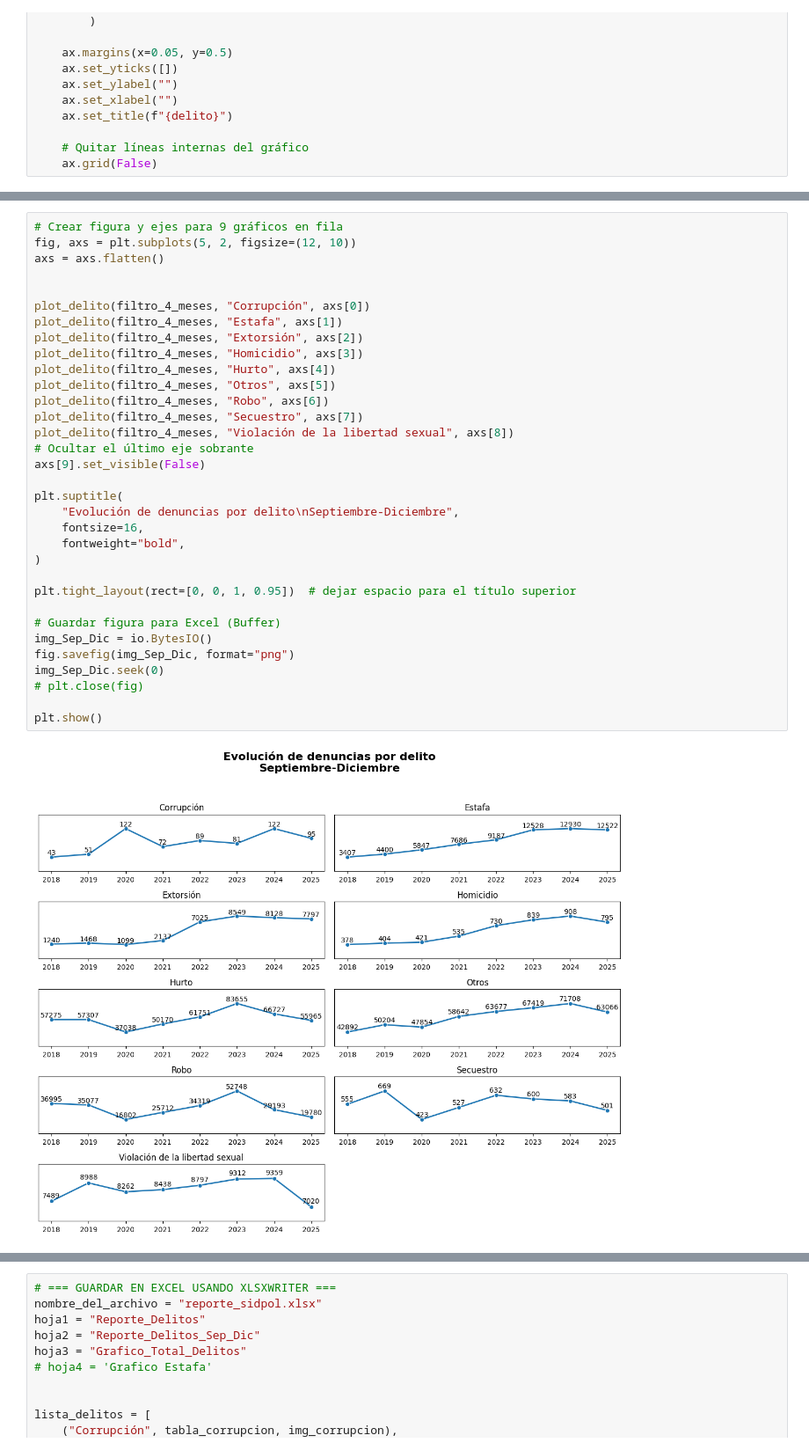
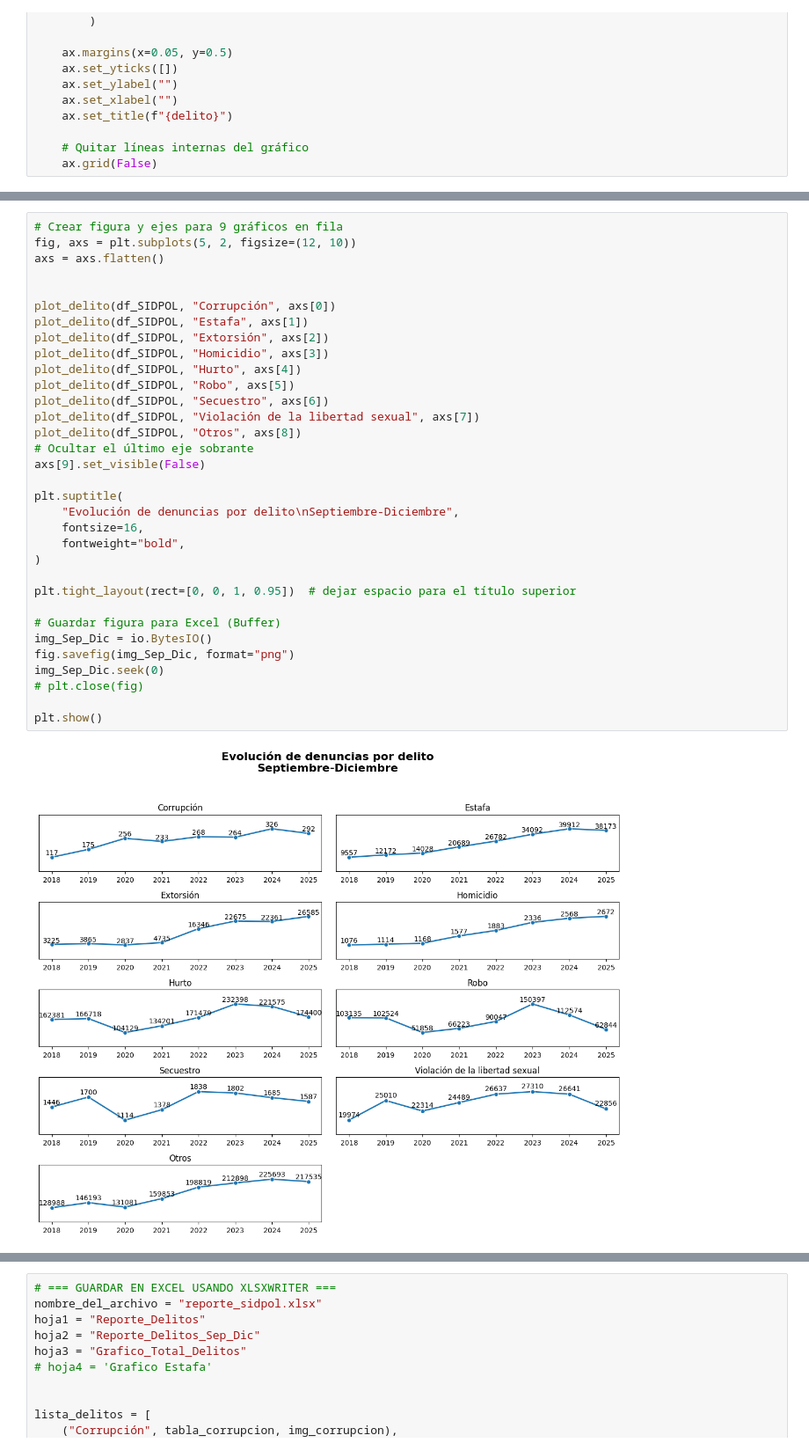
Before and after one commit to johangv88/PythonProyect, a Jupyter notebook: Base de datos SIDPOL/Denuncia_SIDPOL.ipynb, the cells around one changed output, grey strips where cells are left out. Shown at 88% size. Drawn from its saved outputs; the diff is of its cells as text.

```diff
--- a/Base de datos SIDPOL/Denuncia_SIDPOL.ipynb
+++ b/Base de datos SIDPOL/Denuncia_SIDPOL.ipynb
@@ -652,35 +633,35 @@ plt.show()
 # %%
 # Crear figura y ejes para 9 gráficos en fila
 fig, axs = plt.subplots(5, 2, figsize=(12, 10))
 axs = axs.flatten()
 
 
-plot_delito(filtro_4_meses, "Corrupción", axs[0])
-plot_delito(filtro_4_meses, "Estafa", axs[1])
-plot_delito(filtro_4_meses, "Extorsión", axs[2])
-plot_delito(filtro_4_meses, "Homicidio", axs[3])
-plot_delito(filtro_4_meses, "Hurto", axs[4])
-plot_delito(filtro_4_meses, "Otros", axs[5])
-plot_delito(filtro_4_meses, "Robo", axs[6])
-plot_delito(filtro_4_meses, "Secuestro", axs[7])
-plot_delito(filtro_4_meses, "Violación de la libertad sexual", axs[8])
+plot_delito(df_SIDPOL, "Corrupción", axs[0])
+plot_delito(df_SIDPOL, "Estafa", axs[1])
+plot_delito(df_SIDPOL, "Extorsión", axs[2])
+plot_delito(df_SIDPOL, "Homicidio", axs[3])
+plot_delito(df_SIDPOL, "Hurto", axs[4])
+plot_delito(df_SIDPOL, "Robo", axs[5])
+plot_delito(df_SIDPOL, "Secuestro", axs[6])
+plot_delito(df_SIDPOL, "Violación de la libertad sexual", axs[7])
+plot_delito(df_SIDPOL, "Otros", axs[8])
 # Ocultar el último eje sobrante
 axs[9].set_visible(False)
 
 plt.suptitle(
     "Evolución de denuncias por delito\nSeptiembre-Diciembre",
     fontsize=16,
     fontweight="bold",
 )
 
 plt.tight_layout(rect=[0, 0, 1, 0.95])  # dejar espacio para el título superior
 
 # Guardar figura para Excel (Buffer)
 img_Sep_Dic = io.BytesIO()
 fig.savefig(img_Sep_Dic, format="png")
 img_Sep_Dic.seek(0)
 # plt.close(fig)
 
 plt.show()
 # %% [output]
-[figure, old version]
+[figure, new version]
```
Also changed, not shown: parts of 25 cells of this notebook, 2 other files.
